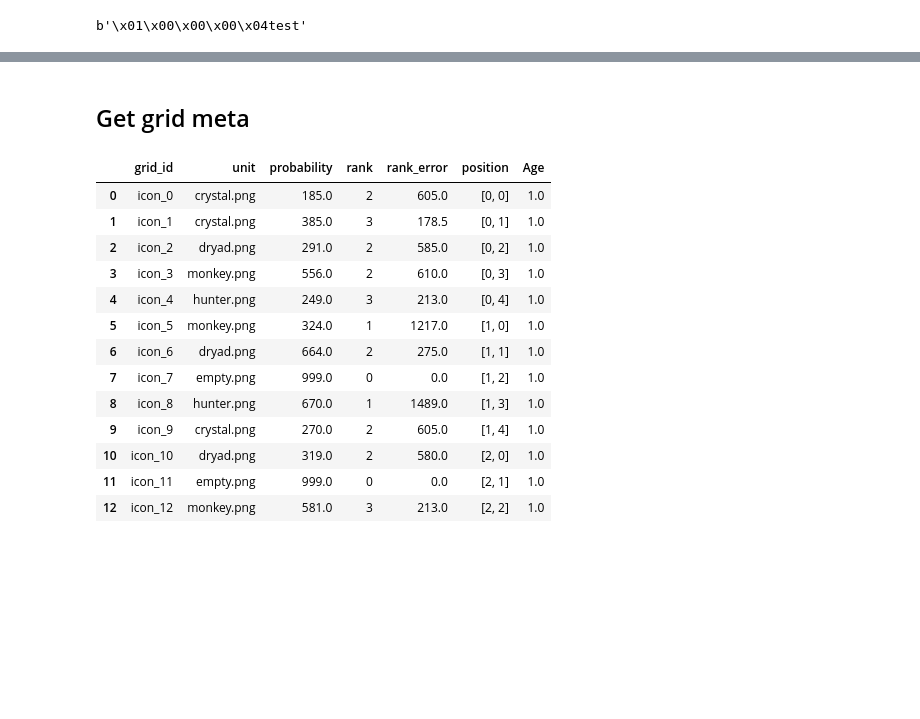
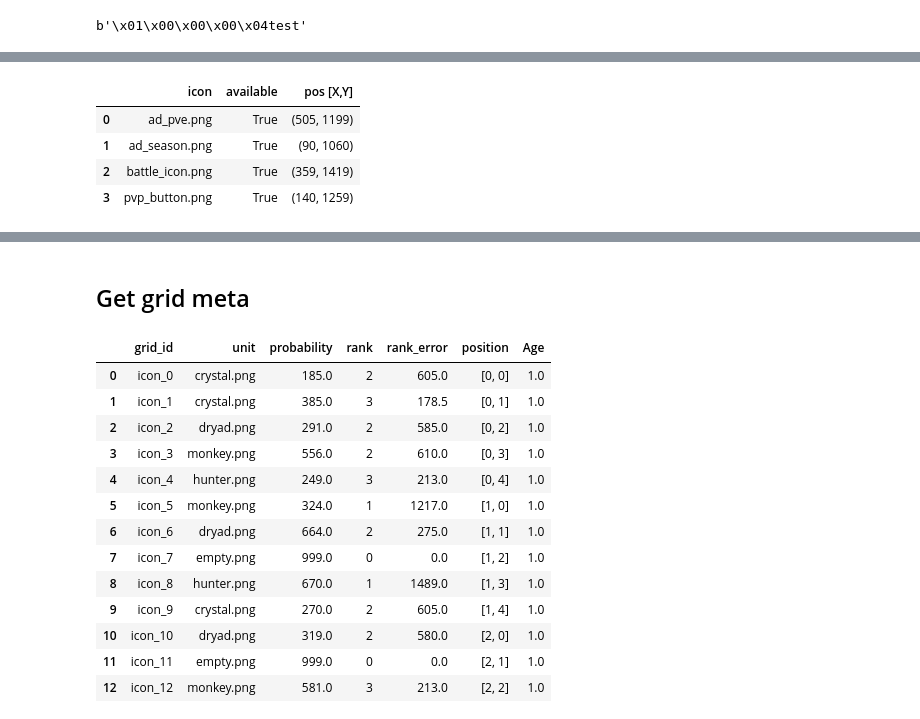
Before and after one commit to AxelBjork/Rush-Royale-Bot, a Jupyter notebook: bot_logic.ipynb, the cells around one changed output, grey strips where cells are left out. Drawn from its saved outputs; the diff is of its cells as text; code cells hidden in the pictures; blank space fills up the shorter version.

```diff
--- a/combat_logic.ipynb
+++ b/bot_logic.ipynb
@@ -54,0 +80,8 @@ bot.getScreen()
+# %%
+bot.get_current_icons(available=True)
+# %% [output]
+|  | icon | available | pos [X,Y] |
+| 0 | ad_pve.png | True | (505, 1199) |
+| 1 | ad_season.png | True | (90, 1060) |
+| 2 | battle_icon.png | True | (359, 1419) |
+| 3 | pvp_button.png | True | (140, 1259) |
```
Also changed, not shown: parts of 11 cells of this notebook, 12 other files.
